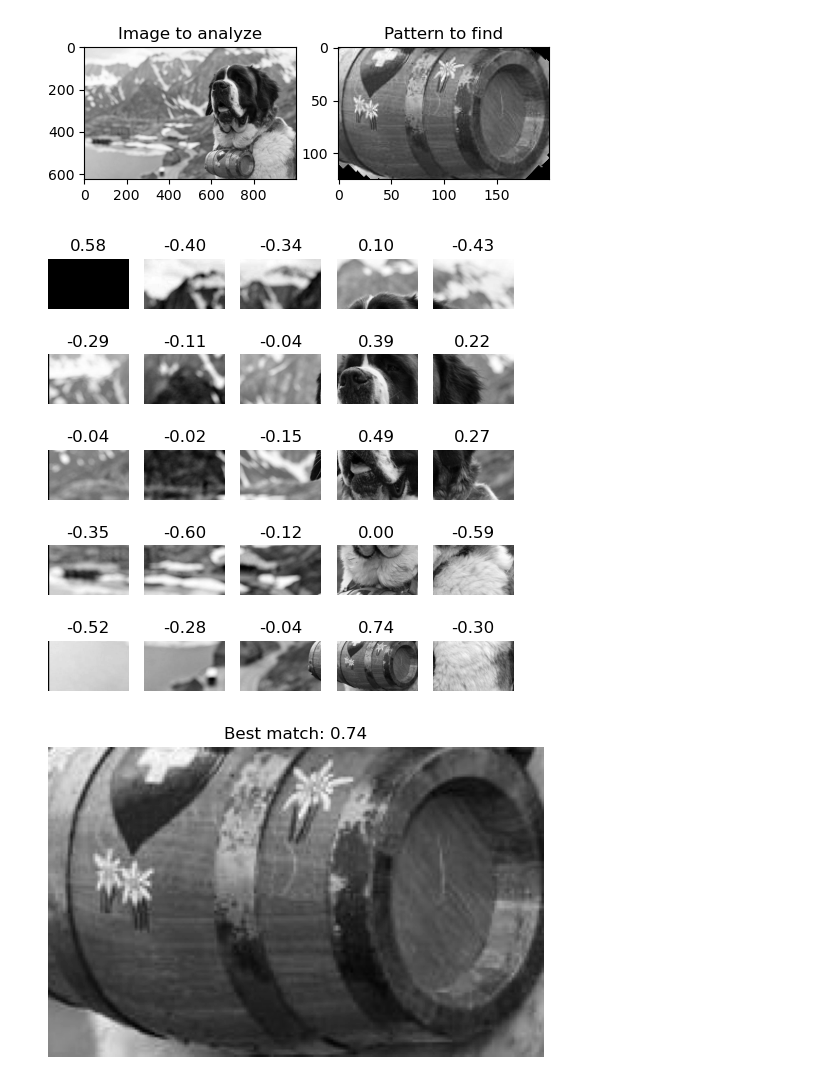
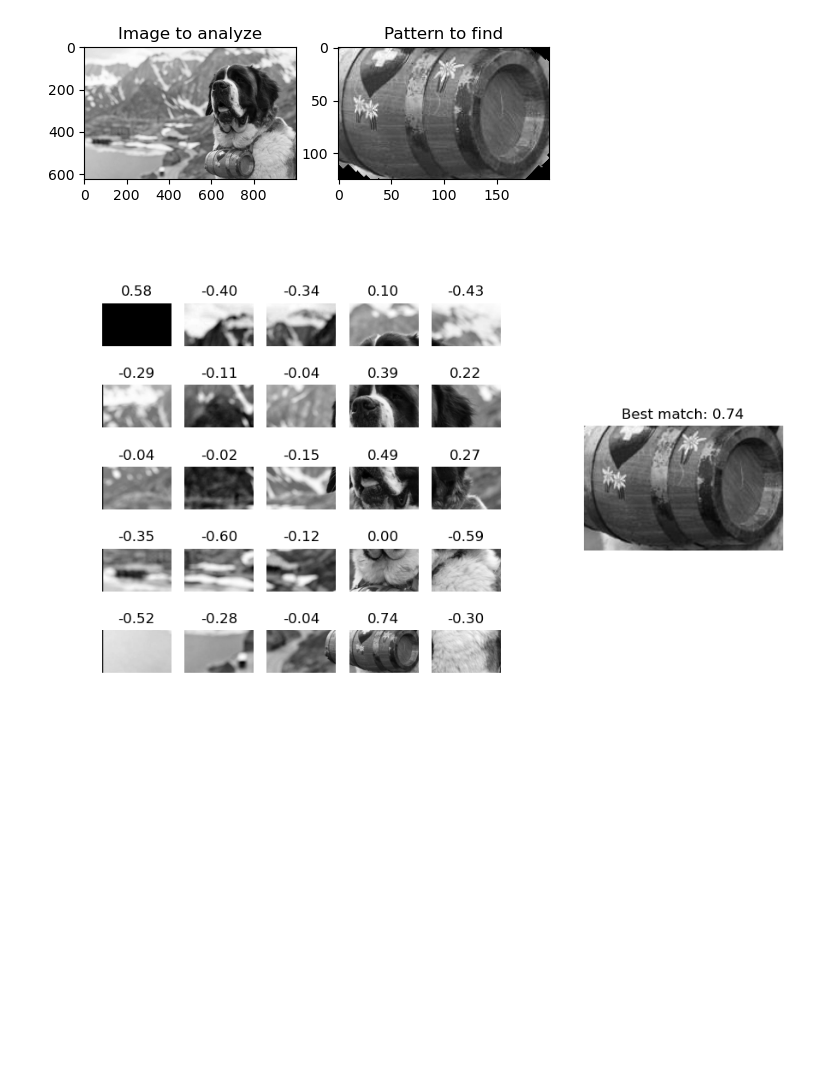
Before and after one commit to Jakub-Ner/CNNs-research, a Jupyter notebook: kernel_research.ipynb, the cells around one changed output. Cells and saved outputs as stored; diff of their text form; code cells hidden in the pictures; blank space fills up the shorter version.

```diff
--- a/kernel_research.ipynb
+++ b/kernel_research.ipynb
@@ -33,38 +35,46 @@ def cosine_similarity(a1, a2):
   euclidean_norm = lambda a: sqrt((a**2).sum())
   return np.dot(a1, a2) / (euclidean_norm(a1) * euclidean_norm(a2))
 # %%
+from PIL import Image
+from utils import merge_imgs
+
 x_repeat = img.shape[0] // kernel.shape[0]
 y_repeat = img.shape[1] // kernel.shape[1]
 
 _, axs = plt.subplots(x_repeat, y_repeat, figsize=(6, 6))
 
 best_match = kernel
 best_match_score = 0
 for i in range(x_repeat):
     for j in range(y_repeat):
 
         x_start = i * kernel.shape[0]
         x_end = x_start + kernel.shape[0]
         y_start = j * kernel.shape[1]
         y_end = y_start + kernel.shape[1]
 
         img_slice = img[x_start:x_end, y_start:y_end]
         if i == 0 and j == 0:
             img_slice[:]= -125
         score = cosine_similarity(img_slice.flatten(), kernel.flatten())
         # score = np.dot(img_slice.flatten(), kernel.flatten()) // 10_000_000
         axs[i, j].imshow(img_slice + 128, cmap='gray')
         axs[i, j].set_title(f'{score:.2f}')
         axs[i, j].axis('off')
         if score > best_match_score:
             best_match_score = score
             best_match = img_slice
-plt.show()
 
+plt.savefig('tmp_left.png')
+plt.close()
+
+plt.figure(figsize=(3, 6))
 plt.imshow(best_match + 128, cmap='gray')
 plt.axis('off')
 plt.title(f'Best match: {best_match_score:.2f}')
-plt.show()
+plt.savefig('tmp_right.png')
+plt.close()
+
+merge_imgs(['tmp_left.png', 'tmp_right.png'])
 # %% [output]
-[figure, old version]
+[figure, new version]
-[figure, removed]
```
Also changed, not shown: parts of 9 cells of this notebook, 4 other files.
